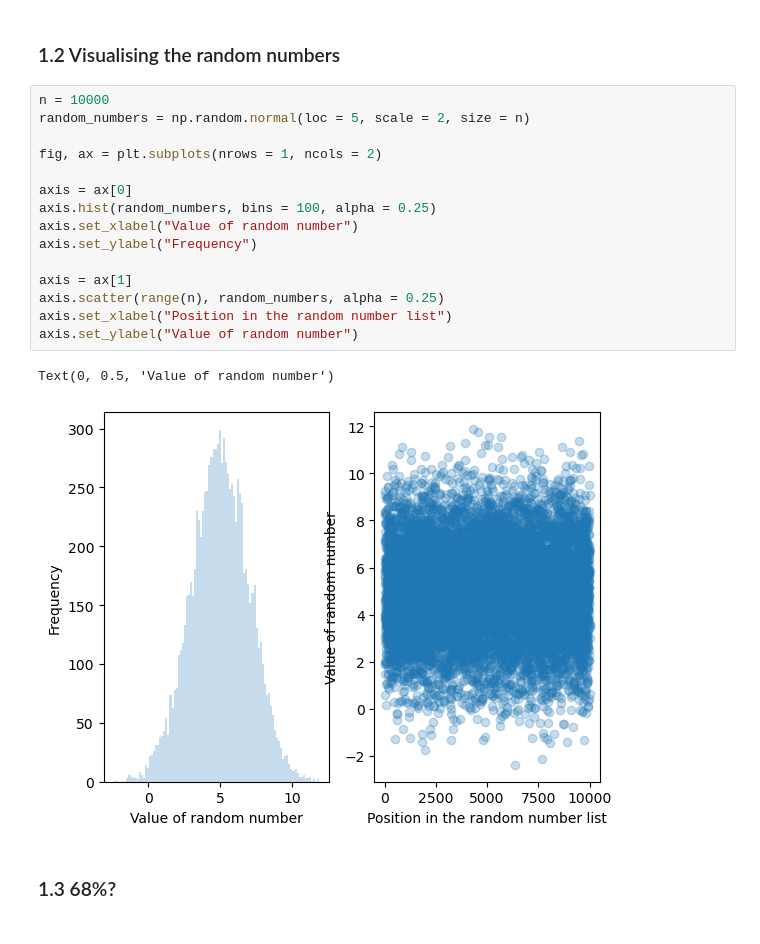
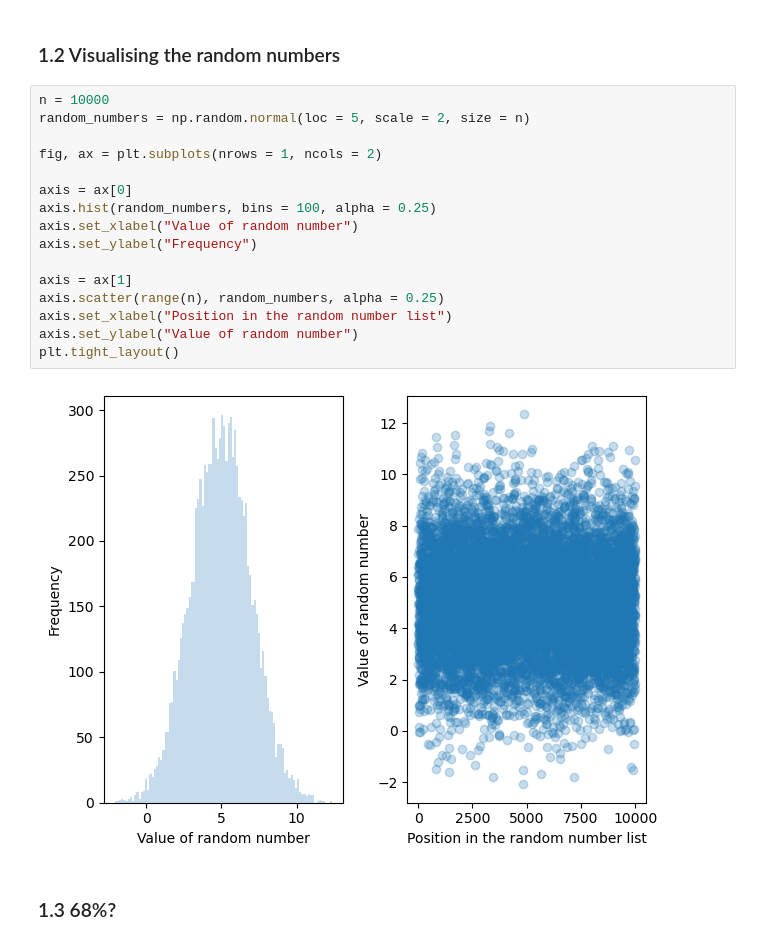
Before and after one commit to SPS-SP2273/learning-portfolio-nuurhasanah, a Jupyter notebook: random numbers/random_numbers_(good).ipynb, the cells around one changed output. Cells and saved outputs as stored; diff of their text form.

```diff
--- a/random numbers/random_numbers_(good).ipynb
+++ b/random numbers/random_numbers_(good).ipynb
@@ -20,21 +20,21 @@ array([9.02322853, 5.24773259, 7.81530741, 3.05408974, 3.88269239,
 # %%
 n = 10000
 random_numbers = np.random.normal(loc = 5, scale = 2, size = n)
 
 fig, ax = plt.subplots(nrows = 1, ncols = 2)
 
 axis = ax[0]
 axis.hist(random_numbers, bins = 100, alpha = 0.25)
 axis.set_xlabel("Value of random number")
 axis.set_ylabel("Frequency")
 
 axis = ax[1]
 axis.scatter(range(n), random_numbers, alpha = 0.25)
 axis.set_xlabel("Position in the random number list")
 axis.set_ylabel("Value of random number")
+plt.tight_layout()
 # %% [output]
-Text(0, 0.5, 'Value of random number')
-[figure, old version]
+[figure, new version]
 # %% [markdown]
 ### 1.3 68%?
 # %%
```
Also changed, not shown: parts of 6 cells of this notebook.
